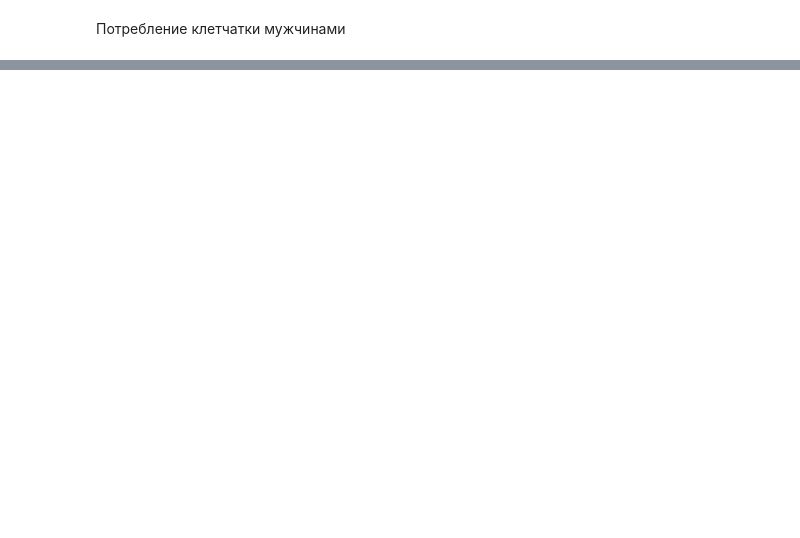
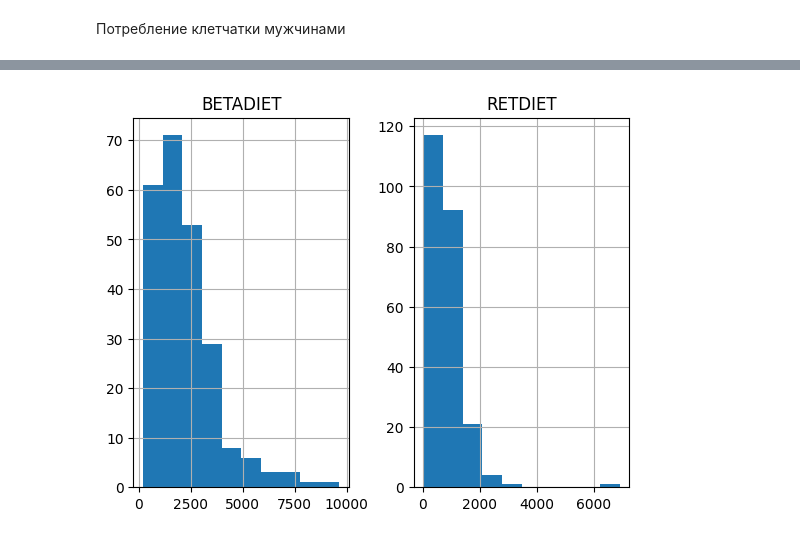
Before and after one commit to RomanD83/pbc, a Jupyter notebook: Determinants.ipynb, the cells around one changed output, grey strips where cells are left out. Drawn from its saved outputs; the diff is of its cells as text; code cells hidden in the pictures; blank space fills up the shorter version.

```diff
--- a/Determinants.ipynb
+++ b/Determinants.ipynb
@@ -306,0 +345,2 @@ b.query('SEX =="Male"').sort_values("ALCOHOL", ascending=False).head(15)
+# %%
+train, test = train_test_split(df, random_state=1)
@@ -306,0 +411,4 @@ b.query('SEX =="Male"').sort_values("ALCOHOL", ascending=False).head(15)
+# %%
+train[['BETADIET', 'RETDIET']].hist();
+# %% [output]
+[figure, added]
```
Also changed, not shown: parts of 76 cells of this notebook.
